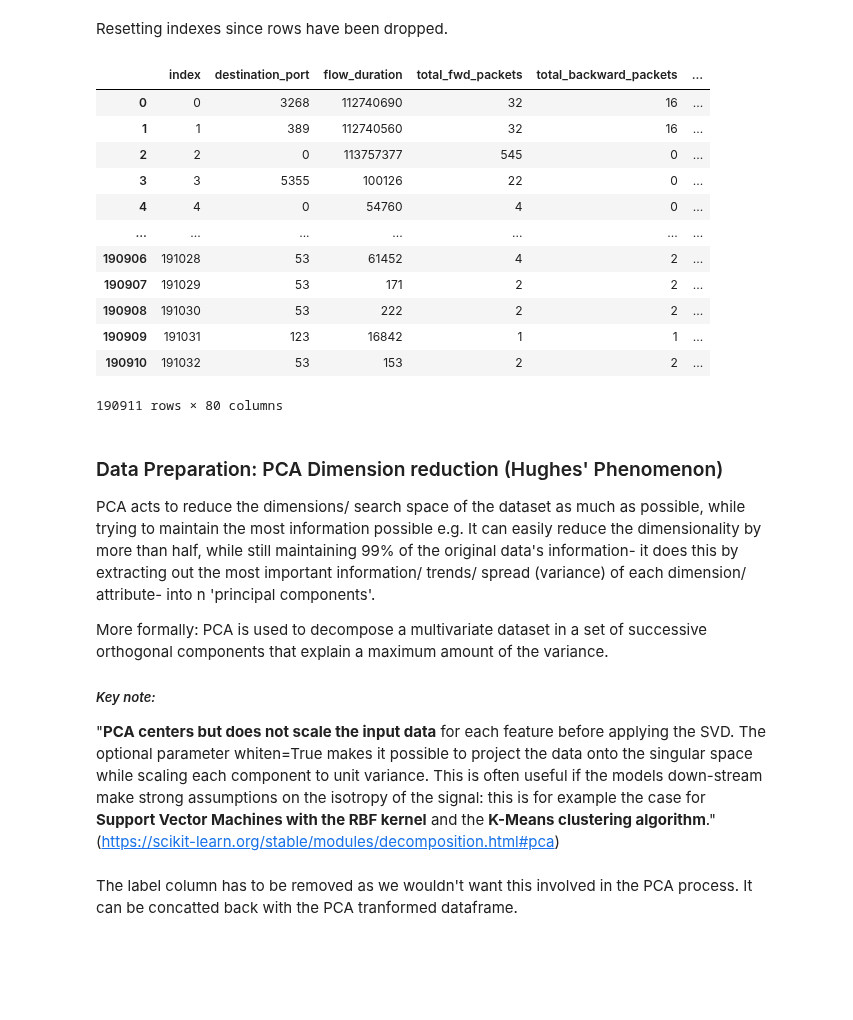
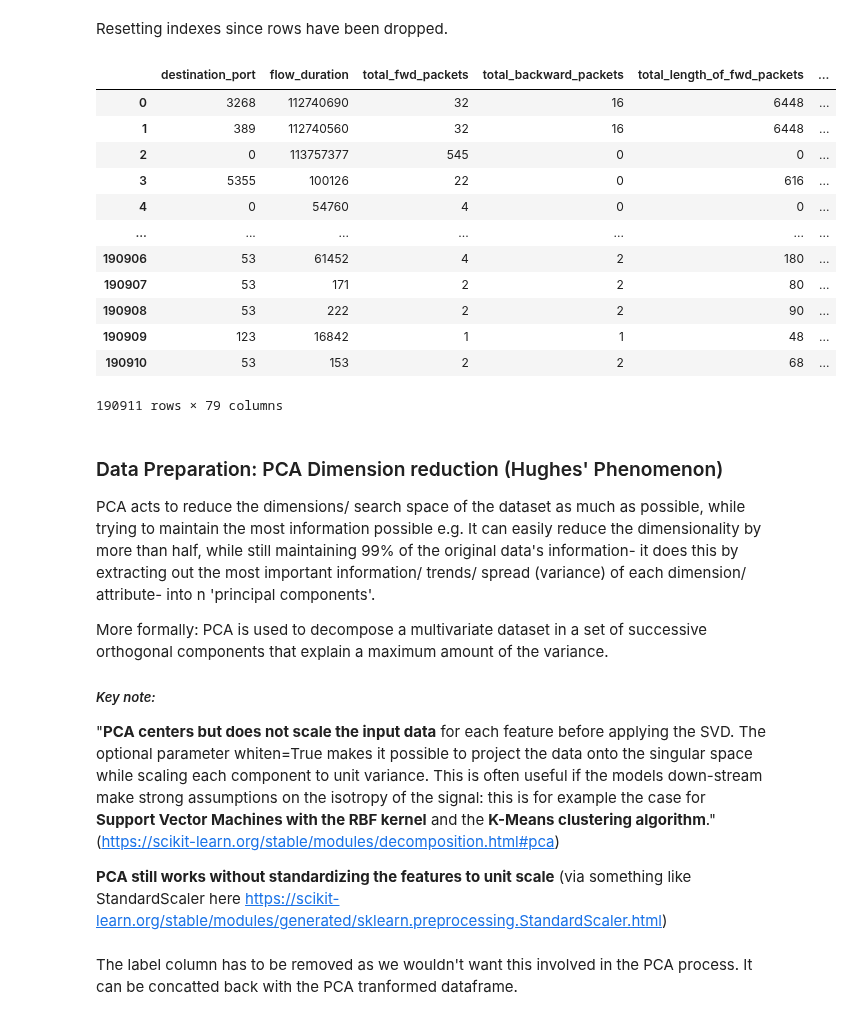
Before and after one commit to ISorokos/SafeML, a Jupyter notebook: Implementation_in_Python/CICIDS2017_Security_Data/Security_CICIDS2017_v1.ipynb, the cells around one changed output. Saved outputs shown, nothing was run; the diff lists cells and outputs as text; code cells hidden in the pictures; blank space fills up the shorter version.

```diff
--- a/Implementation_in_Python/CICIDS2017_Security_Data/Security_CICIDS2017_v1.ipynb
+++ b/Implementation_in_Python/CICIDS2017_Security_Data/Security_CICIDS2017_v1.ipynb
@@ -122,23 +122,25 @@ df_cleaned
 190911 rows × 79 columns
 # %% [markdown]
 Resetting indexes since rows have been dropped.
-# %%
-df_cleaned = df_cleaned.reset_index()
-df_cleaned
-# %% [output]
-|  | index | destination_port | flow_duration | total_fwd_packets | total_backward_packets | ... |
-| 0 | 0 | 3268 | 112740690 | 32 | 16 | ... |
-| 1 | 1 | 389 | 112740560 | 32 | 16 | ... |
-| 2 | 2 | 0 | 113757377 | 545 | 0 | ... |
-| 3 | 3 | 5355 | 100126 | 22 | 0 | ... |
-| 4 | 4 | 0 | 54760 | 4 | 0 | ... |
-| ... | ... | ... | ... | ... | ... | ... |
-| 190906 | 191028 | 53 | 61452 | 4 | 2 | ... |
-| 190907 | 191029 | 53 | 171 | 2 | 2 | ... |
-| 190908 | 191030 | 53 | 222 | 2 | 2 | ... |
-| 190909 | 191031 | 123 | 16842 | 1 | 1 | ... |
-| 190910 | 191032 | 53 | 153 | 2 | 2 | ... |
-190911 rows × 80 columns
+# %%
+df_cleaned = df_cleaned.reset_index()
+# Removing un-needed index column added by reset_index method
+df_cleaned.drop('index', axis=1, inplace=True)
+df_cleaned
+# %% [output]
+|  | destination_port | flow_duration | total_fwd_packets | total_backward_packets | total_length_of_fwd_packets | ... |
+| 0 | 3268 | 112740690 | 32 | 16 | 6448 | ... |
+| 1 | 389 | 112740560 | 32 | 16 | 6448 | ... |
+| 2 | 0 | 113757377 | 545 | 0 | 0 | ... |
+| 3 | 5355 | 100126 | 22 | 0 | 616 | ... |
+| 4 | 0 | 54760 | 4 | 0 | 0 | ... |
+| ... | ... | ... | ... | ... | ... | ... |
+| 190906 | 53 | 61452 | 4 | 2 | 180 | ... |
+| 190907 | 53 | 171 | 2 | 2 | 80 | ... |
+| 190908 | 53 | 222 | 2 | 2 | 90 | ... |
+| 190909 | 123 | 16842 | 1 | 1 | 48 | ... |
+| 190910 | 53 | 153 | 2 | 2 | 68 | ... |
+190911 rows × 79 columns
 # %% [markdown]
 ### Data Preparation: PCA Dimension reduction (Hughes' Phenomenon)
 
@@ -148,6 +150,8 @@ More formally: PCA is used to decompose a multivariate dataset in a set of succe
 
 ##### *Key note:*
 "**PCA centers but does not scale the input data** for each feature before applying the SVD. The optional parameter whiten=True makes it possible to project the data onto the singular space while scaling each component to unit variance. This is often useful if the models down-stream make strong assumptions on the isotropy of the signal: this is for example the case for **Support Vector Machines with the RBF kernel** and the **K-Means clustering algorithm**." (https://scikit-learn.org/stable/modules/decomposition.html#pca)
+
+**PCA still works without standardizing the features to unit scale** (via something like StandardScaler here https://scikit-learn.org/stable/modules/generated/sklearn.preprocessing.StandardScaler.html)
 # %%
 # Saving the label attribute before dropping it
 df_labels = df_cleaned['label']
```
Also changed, not shown: parts of 8 cells of this notebook.
